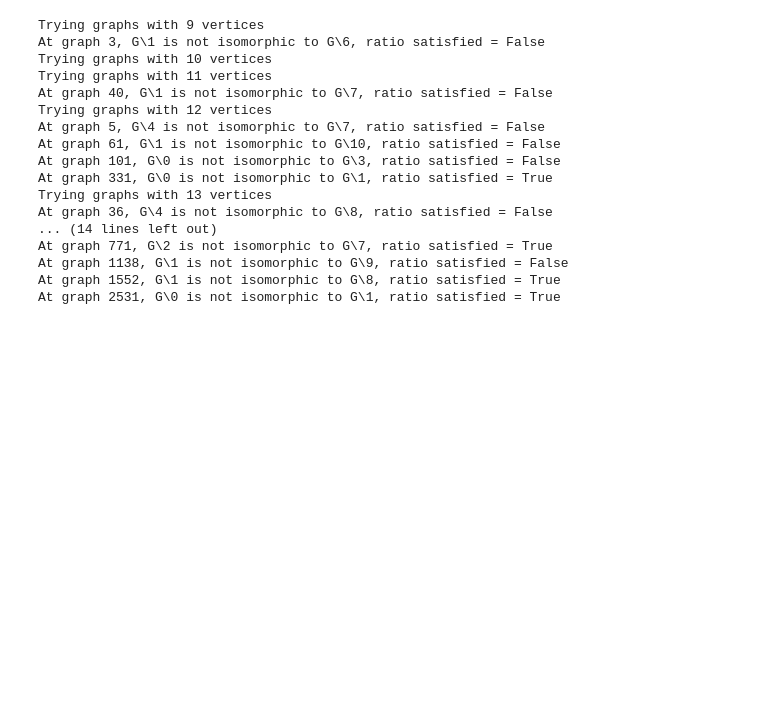
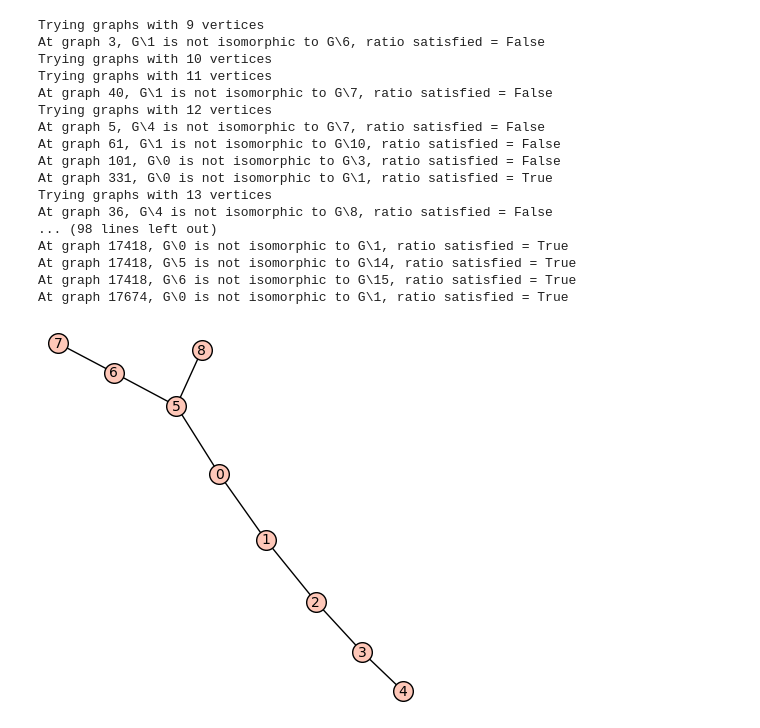
Before and after one commit to emanueljuliano/Strongly_Cospectral_Vertices_On_Trees, a Jupyter notebook: graphs_for_chris.ipynb, the cells around one changed output. Drawn from its saved outputs; the diff is of its cells as text; code cells hidden in the pictures; blank space fills up the shorter version.

Commit message:
new trees

```diff
--- a/graphs_for_chris.ipynb
+++ b/graphs_for_chris.ipynb
@@ -71,6 +99,6 @@ def isomorphic_test(X, n, cnt):
 # %%
 n = 9
-r = 6
+r = 8
 T = []
 for i in range(n, n+r):
     print(f"Trying graphs with {i} vertices")
@@ -95,12 +123,16 @@ At graph 101, G\0 is not isomorphic to G\3, ratio satisfied = False
 At graph 331, G\0 is not isomorphic to G\1, ratio satisfied = True
 Trying graphs with 13 vertices
 At graph 36, G\4 is not isomorphic to G\8, ratio satisfied = False
-... (14 lines left out)
-At graph 771, G\2 is not isomorphic to G\7, ratio satisfied = True
-At graph 1138, G\1 is not isomorphic to G\9, ratio satisfied = False
-At graph 1552, G\1 is not isomorphic to G\8, ratio satisfied = True
-At graph 2531, G\0 is not isomorphic to G\1, ratio satisfied = True
+... (98 lines left out)
+At graph 17418, G\0 is not isomorphic to G\1, ratio satisfied = True
+At graph 17418, G\5 is not isomorphic to G\14, ratio satisfied = True
+At graph 17418, G\6 is not isomorphic to G\15, ratio satisfied = True
+At graph 17674, G\0 is not isomorphic to G\1, ratio satisfied = True
 # %%
 save(T, f"data/examples_for_chris/tree_examples")
 # %%
-T2 = load(f"data/examples_for_chris/tree_examples")
+T = load(f"data/examples_for_chris/tree_examples")
+# %%
+T[0][0].plot().show()
+# %% [output]
+[figure, added]
```
Also changed, not shown: parts of 9 cells of this notebook, 16 other files.
